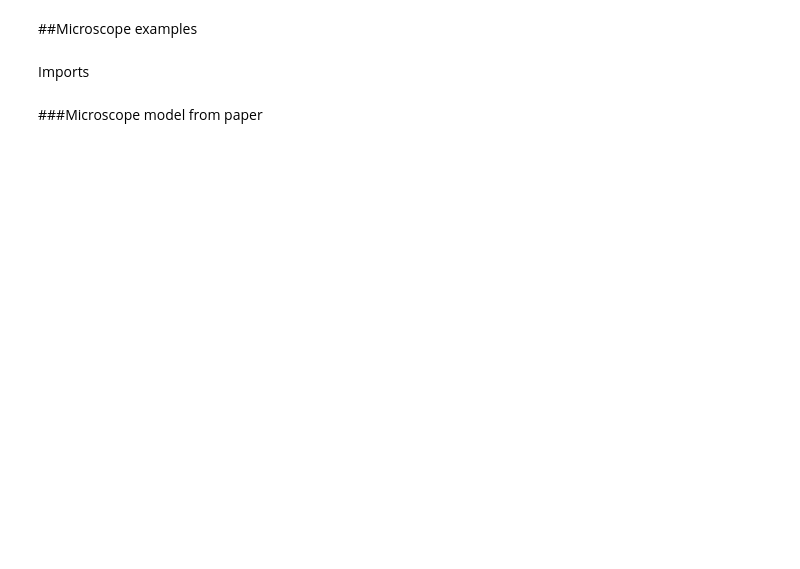
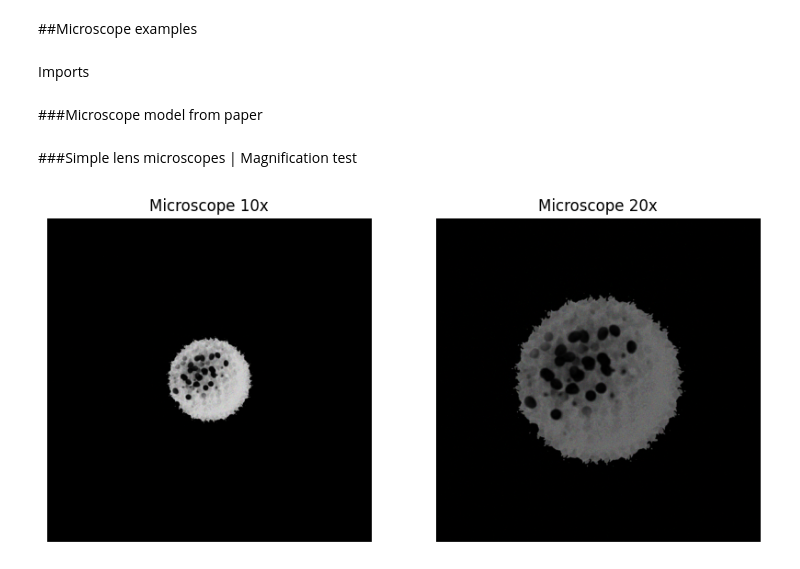
Before and after one commit to Andrecs05/Lens_Raytracing_AFCM_MDV, a Jupyter notebook: notebooks/microscopes.ipynb, the cells around one changed output. Drawn from its saved outputs; the diff is of its cells as text; code cells hidden in the pictures; blank space fills up the shorter version.

Commit message:
:white_check_mark: Test 10x and 20x simple lens microscopes magnification with red blood cell image

```diff
--- a/notebooks/microscopes.ipynb
+++ b/notebooks/microscopes.ipynb
@@ -150,3 +150,79 @@ nikon_output_image = Image.fromarray(nikon_output_image_array)
 #Save the output image
 nikon_output_image.save('../assets/nikon_microscope_output.png')
 print("Nikon microscope output image saved as 'nikon_microscope_output.png' in the assets folder.")
+# %% [markdown]
+###Simple lens microscopes | Magnification test
+# %%
+usaf_1951_path = '../assets/red_blood_cell.jpg'
+usaf_1951_image = Image.open(usaf_1951_path).convert('L')
+usaf_1951_array = np.array(usaf_1951_image)
+
+# Microscope 1 — 10x
+f_obj10x = 20
+f_tube10x = 200
+usaf_obj10x = Object(usaf_1951_array, distance=f_obj10x, height=0.4)
+Microscope10x = OpticalSystem(color=True)
+objective_10x = ThinLens(f_obj10x)
+free_space = FreeSpace(220)   # arbitrary infinity-space distance
+tube_lens = ThinLens(f_tube10x)
+d_i = 200  #  image distance
+image_distance = FreeSpace(d=d_i)
+sensor = Sensor(sensor_preset='Microscopy_SCMOS')
+
+Microscope10x.add_element(objective_10x)
+Microscope10x.add_element(free_space)
+Microscope10x.add_element(tube_lens)
+Microscope10x.add_element(image_distance)
+Microscope10x.add_element(sensor)
+
+NA = 0.25
+n = 1
+pupil_radius = f_obj10x * np.tan(np.arcsin(NA/n))
+n_rays_per_pixel = 3
+
+Microscope10x_output_image_array = Microscope10x.image_object(usaf_obj10x, pupil_radius=pupil_radius, n_rays_per_pixel=n_rays_per_pixel, interpolation=False)
+Microscope10x_output_image = Image.fromarray(Microscope10x_output_image_array)
+#Save the output image
+Microscope10x_output_image.save("microscope10x_output.png")
+
+# Microscope 2 — 20x
+Microscope20x = OpticalSystem(color=True)
+f_obj20x = 10
+f_tube20x = 200
+usaf_obj20x = Object(usaf_1951_array, distance=f_obj20x, height=0.4)
+objective_20x = ThinLens(f_obj20x)
+free_space = FreeSpace(210)
+tube_lens = ThinLens(f_tube20x)
+d_i = 200  #  image distance
+image_distance = FreeSpace(d=d_i)
+
+Microscope20x.add_element(objective_20x)
+Microscope20x.add_element(free_space)
+Microscope20x.add_element(tube_lens)
+Microscope20x.add_element(image_distance)
+Microscope20x.add_element(sensor)
+
+NA = 0.25
+n = 1
+pupil_radius = f_obj20x * np.tan(np.arcsin(NA/n))
+n_rays_per_pixel = 3
+
+Microscope20x_output_image_array = Microscope20x.image_object(usaf_obj20x, pupil_radius=pupil_radius, n_rays_per_pixel=n_rays_per_pixel, interpolation=False)
+Microscope20x_output_image = Image.fromarray(Microscope20x_output_image_array)
+#Save the output image
+Microscope20x_output_image.save("microscope20x_output.png")
+
+#Display both images side by side with matplotlib
+fig, (ax1, ax2) = plt.subplots(1, 2, figsize=(10, 5))
+
+ax1.imshow(Microscope10x_output_image)
+ax1.set_title('Microscope 10x')
+ax1.axis('off')
+
+ax2.imshow(Microscope20x_output_image)
+ax2.set_title('Microscope 20x')
+ax2.axis('off')
+
+plt.show()
+# %% [output]
+[figure, added]
```
Also changed, not shown: parts of 1 cell of this notebook, 4 other files.
